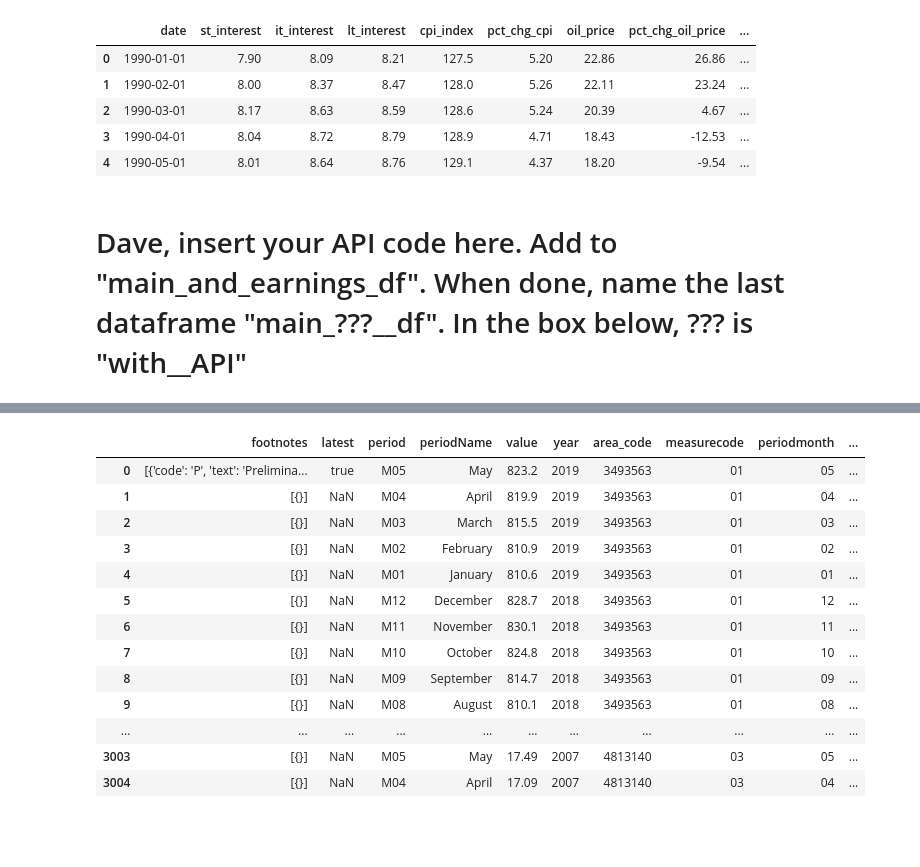
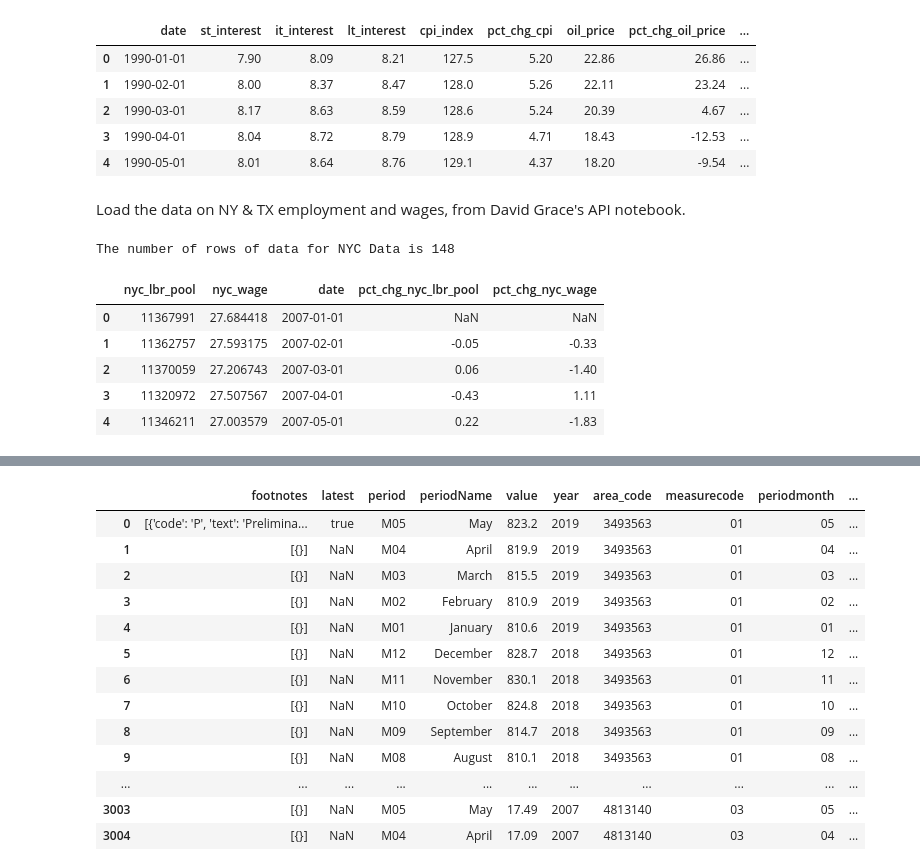
Before and after one commit to BradDaniels732/Group-Project-on-Economic-Data-Analysis, a Jupyter notebook: Read_and_Clean.ipynb, the cells around one changed output, grey strips where cells are left out. Saved outputs shown, nothing was run; the diff lists cells and outputs as text; code cells hidden in the pictures; blank space fills up the shorter version.

```diff
--- a/Read_and_Clean.ipynb
+++ b/Read_and_Clean.ipynb
@@ -214,5 +214,3 @@ The number of rows of data for the main dataframe is now 348
 | 2 | 1990-03-01 | 8.17 | 8.63 | 8.59 | 128.6 | 5.24 | 20.39 | 4.67 | ... |
 | 3 | 1990-04-01 | 8.04 | 8.72 | 8.79 | 128.9 | 4.71 | 18.43 | -12.53 | ... |
 | 4 | 1990-05-01 | 8.01 | 8.64 | 8.76 | 129.1 | 4.37 | 18.20 | -9.54 | ... |
-# %% [markdown]
-# Dave, insert your API code here.  Add to "main_and_earnings_df".  When done, name the last dataframe "main_???__df".  In the box below, ??? is "with__API"
@@ -218,0 +224,17 @@ The number of rows of data for the main dataframe is now 348
+# %% [markdown]
+Load the data on NY & TX employment and wages, from David Grace's API notebook.
+# %%
+# Read the NYC data
+nyc_csv = "output/nyc_wage_and_employment.csv"
+nyc_df = pd.read_csv (nyc_csv)
+nyc_df.drop(['period','year','nyc_u_rate'], axis=1, inplace=True)
+print(f'The number of rows of data for NYC Data is {len(nyc_df.index)}')
+nyc_df.head()
+# %% [output]
+The number of rows of data for NYC Data is 148
+|  | nyc_lbr_pool | nyc_wage | date | pct_chg_nyc_lbr_pool | pct_chg_nyc_wage |
+| 0 | 11367991 | 27.684418 | 2007-01-01 | NaN | NaN |
+| 1 | 11362757 | 27.593175 | 2007-02-01 | -0.05 | -0.33 |
+| 2 | 11370059 | 27.206743 | 2007-03-01 | 0.06 | -1.40 |
+| 3 | 11320972 | 27.507567 | 2007-04-01 | -0.43 | 1.11 |
+| 4 | 11346211 | 27.003579 | 2007-05-01 | 0.22 | -1.83 |
```
Also changed, not shown: parts of 6 cells of this notebook, 3 other files.
